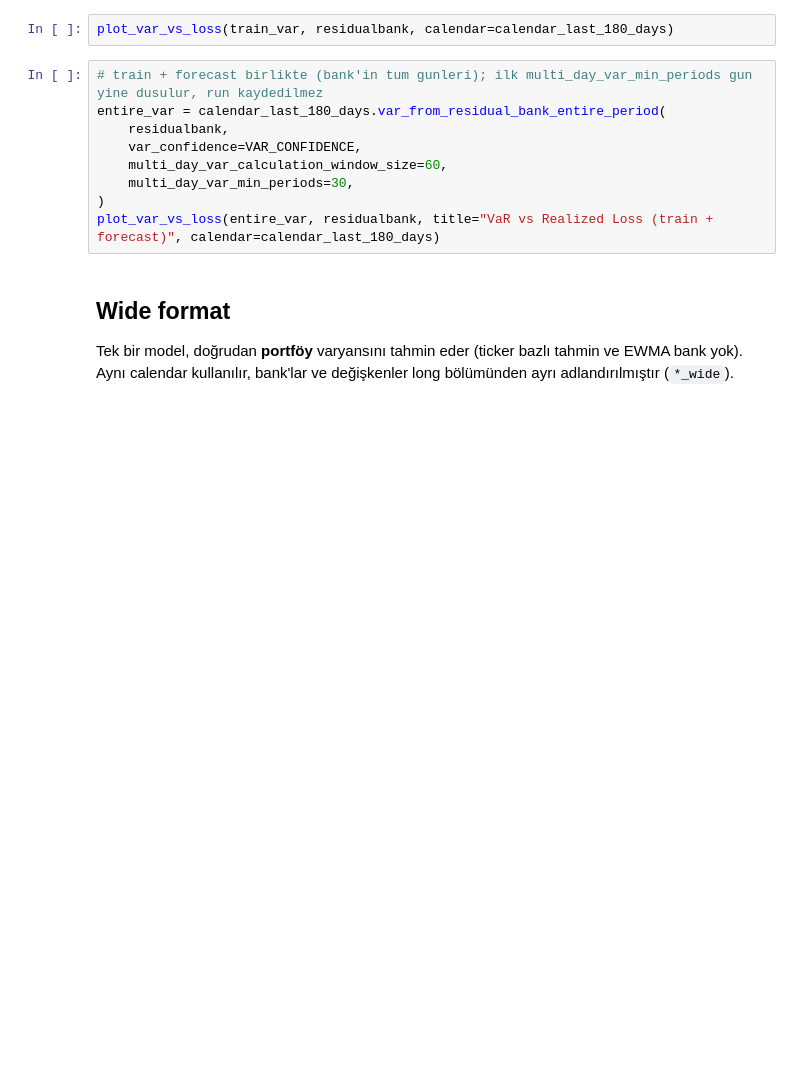
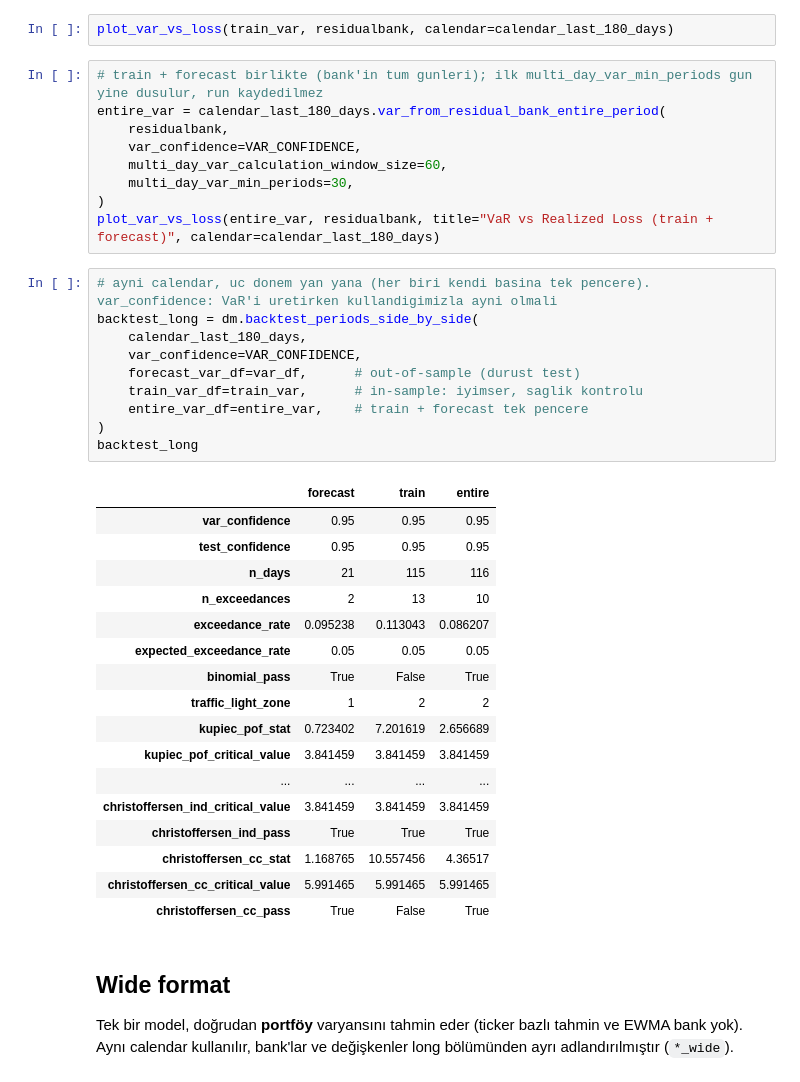
Before and after one commit to KaanBoraKarapinar/varmlresearch, a Jupyter notebook: reference.ipynb, the cells around one changed output. Drawn from its saved outputs; the diff is of its cells as text; blank space fills up the shorter version.

```diff
--- a/reference.ipynb
+++ b/reference.ipynb
@@ -197,6 +198,34 @@ entire_var = calendar_last_180_days.var_from_residual_bank_entire_period(
     multi_day_var_min_periods=30,
 )
 plot_var_vs_loss(entire_var, residualbank, title="VaR vs Realized Loss (train + forecast)", calendar=calendar_last_180_days)
+# %%
+# ayni calendar, uc donem yan yana (her biri kendi basina tek pencere). var_confidence: VaR'i uretirken kullandigimizla ayni olmali
+backtest_long = dm.backtest_periods_side_by_side(
+    calendar_last_180_days,
+    var_confidence=VAR_CONFIDENCE,
+    forecast_var_df=var_df,      # out-of-sample (durust test)
+    train_var_df=train_var,      # in-sample: iyimser, saglik kontrolu
+    entire_var_df=entire_var,    # train + forecast tek pencere
+)
+backtest_long
+# %% [output]
+|  | forecast | train | entire |
+| var_confidence | 0.95 | 0.95 | 0.95 |
+| test_confidence | 0.95 | 0.95 | 0.95 |
+| n_days | 21 | 115 | 116 |
+| n_exceedances | 2 | 13 | 10 |
+| exceedance_rate | 0.095238 | 0.113043 | 0.086207 |
+| expected_exceedance_rate | 0.05 | 0.05 | 0.05 |
+| binomial_pass | True | False | True |
+| traffic_light_zone | 1 | 2 | 2 |
+| kupiec_pof_stat | 0.723402 | 7.201619 | 2.656689 |
+| kupiec_pof_critical_value | 3.841459 | 3.841459 | 3.841459 |
+| ... | ... | ... | ... |
+| christoffersen_ind_critical_value | 3.841459 | 3.841459 | 3.841459 |
+| christoffersen_ind_pass | True | True | True |
+| christoffersen_cc_stat | 1.168765 | 10.557456 | 4.36517 |
+| christoffersen_cc_critical_value | 5.991465 | 5.991465 | 5.991465 |
+| christoffersen_cc_pass | True | False | True |
 # %% [markdown]
 ## Wide format
 
```
Also changed, not shown: parts of 14 cells of this notebook, 10 other files.
